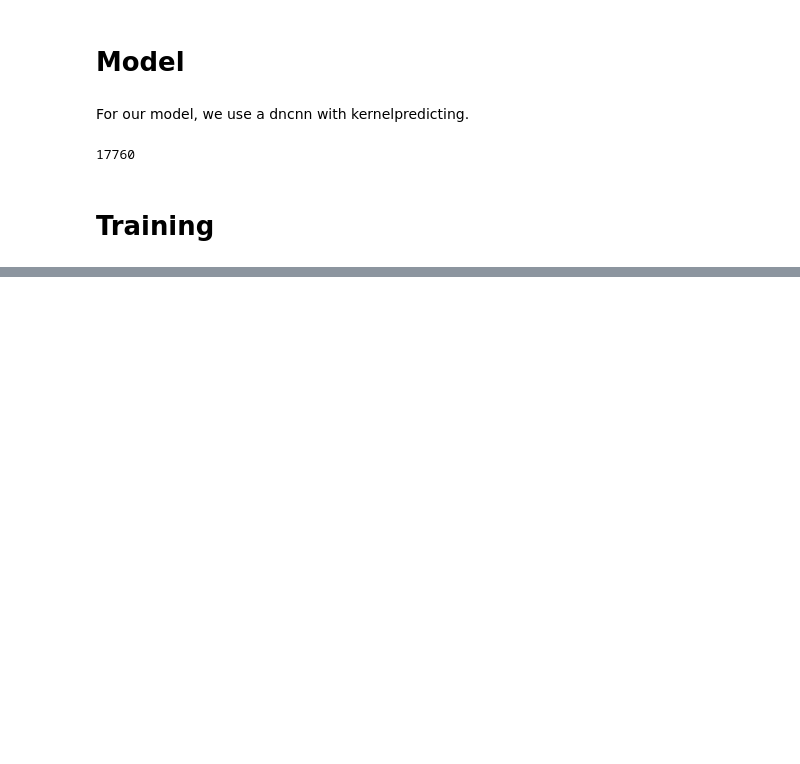
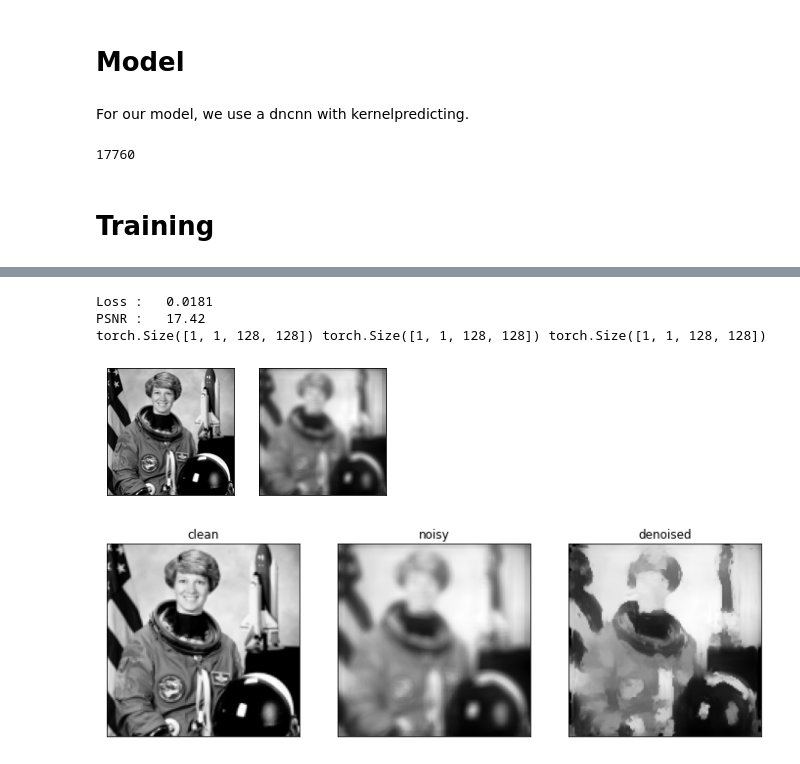
Before and after one commit to Twinkle-twinkle/noise2self, a Jupyter notebook: notebooks/Single-shot-denoising for simulated data.ipynb, the cells around one changed output, grey strips where cells are left out. Cells and saved outputs as stored; diff of their text form; code cells hidden in the pictures; blank space fills up the shorter version.

```diff
--- a/notebooks/Single-shot-denoising for simulated data.ipynb
+++ b/notebooks/Single-shot-denoising for simulated data.ipynb
@@ -82,6 +88,6 @@ from torch.nn import MSELoss, L1Loss
 from torch.optim import Adam
 
 loss_function = MSELoss()
-optimizer = Adam(model.parameters(), lr=0.01)
+optimizer = Adam(model.parameters(), lr=0.0001)
 # %%
 noisy.shape
@@ -90,11 +94,12 @@ torch.Size([1, 1, 60, 60])
 # %%
+#self-supervised
 losses = []
 val_losses = []
 best_images = []
 best_val_loss = 1
 
 
-for i in range(500):
+for i in range(100):
     model.train()
 
     net_input, mask = masker.mask(noisy, i%(masker.n_masks-1))
@@ -192,0 +230,28 @@ torch.Size([1, 1, 60, 60])
+# %%
+# use model trained from one image pair to process another imag
+origin_astro = imread('../figs/origin_astro.png')#numpy
+origin_astro = img_as_float(origin_astro)
+blurred_astro = imread('../figs/blurred_astro.png')#numpy
+blurred_astro = img_as_float(blurred_astro)
+plt.subplot(1,2,1)
+show(origin_astro)
+plt.subplot(1,2,2)
+show(blurred_astro)
+
+noisy_astro = torch.Tensor(blurred_astro[np.newaxis, np.newaxis])
+clean_astro = torch.Tensor(origin_astro[np.newaxis, np.newaxis])#input & output cant use same name
+
+model.eval()
+net_output = model(noisy_astro)
+val_loss = loss_function(net_output, clean_astro)
+print("Loss : \t", round(val_loss.item(), 4))
+print("PSNR : \t", round(-10*np.log10(val_loss.item()), 2))
+
+print(clean_astro.shape, noisy_astro.shape, net_output.shape)
+plot_tensors([clean_astro, noisy_astro, net_output.detach().cpu()],["clean", "noisy", "denoised"])
+# %% [output]
+Loss :   0.0181
+PSNR :   17.42
+torch.Size([1, 1, 128, 128]) torch.Size([1, 1, 128, 128]) torch.Size([1, 1, 128, 128])
+[figure, added]
+[figure, added]
```
Also changed, not shown: parts of 13 cells of this notebook, 6 other files.
